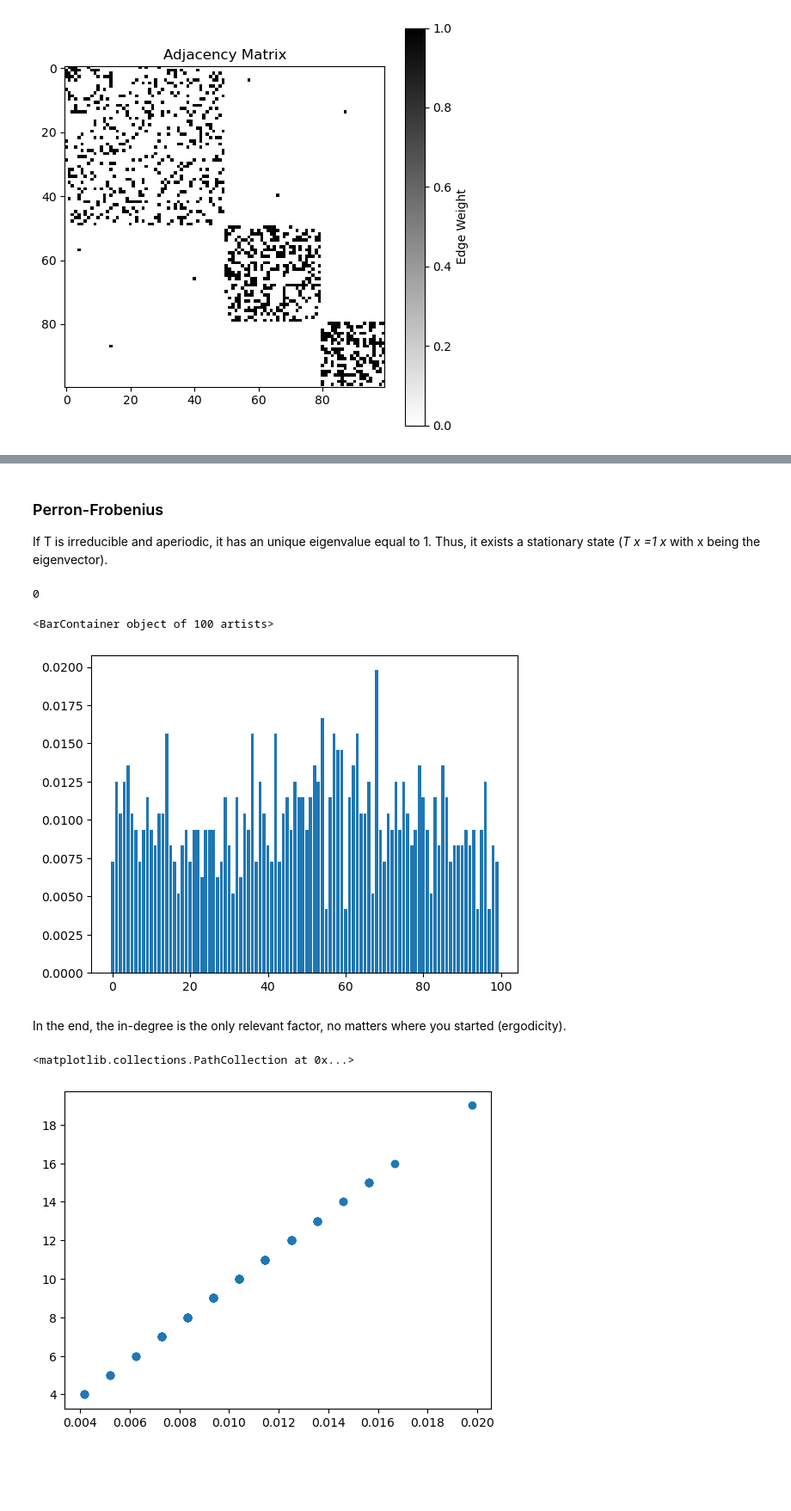
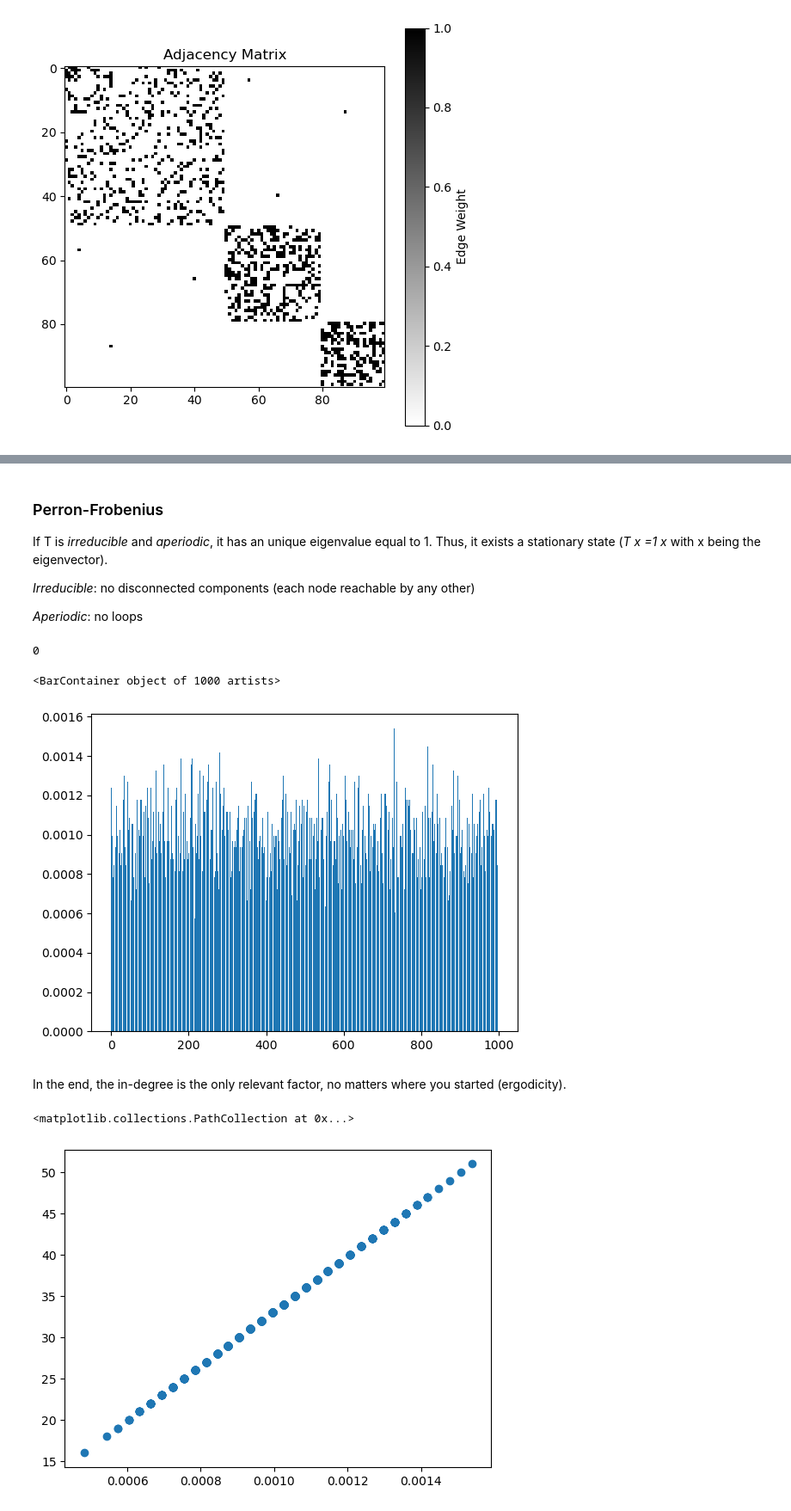
Before and after one commit to FraDurazzi/CNLab, a Jupyter notebook: 02_centrality_measures_and_markov_process.ipynb, the cells around one changed output, grey strips where cells are left out. Shown at 86% size. Saved outputs shown, nothing was run; the diff lists cells and outputs as text; code cells hidden in the pictures; blank space fills up the shorter version.

```diff
--- a/02_centrality_measures_and_markov_process.ipynb
+++ b/02_centrality_measures_and_markov_process.ipynb
@@ -81,7 +86,7 @@ Graph with 1005 nodes and 16706 edges
 # %% [output]
 0.03311331787278746
 # %%
-A_ER=erdos_renyi(1000,0.033,symmetric=False)
+A_ER=erdos_renyi(1000,0.033,symmetric=True)
 plot_adjacency_matrix(A_ER)
 G_ER=nx.Graph(A_ER)
 print(G_ER)
@@ -198,7 +205,7 @@ plot_adjacency_matrix(A_SBM)
 # %% [output]
 [figure]
 # %%
-T = A_SBM/np.sum(A_SBM,axis=1)
+T = A_ER/np.sum(A_ER,axis=0)
 plot_adjacency_matrix(T)
 print(sum(T[:,0]))
 # %% [output]
@@ -215,6 +222,6 @@ def markov_chain(T, steps=50, start_node=0):
         history.append(state)
     return np.array(history)
 # %%
-state_history=markov_chain(T,steps=10000,start_node=2)
+state_history=markov_chain(T,steps=100,start_node=2)
 state_history
 # %% [output]
@@ -244,6 +251,10 @@ plt.bar(np.arange(len(T)),state_history[-1])
 # %% [markdown]
 ### Perron-Frobenius
-If T is irreducible and aperiodic, it has an unique eigenvalue equal to 1. Thus, it exists a stationary state (_T x =1 x_  with x being the eigenvector).
+If T is *irreducible* and *aperiodic*, it has an unique eigenvalue equal to 1. Thus, it exists a stationary state (_T x =1 x_  with x being the eigenvector).
+
+*Irreducible*: no disconnected components (each node reachable by any other)
+
+*Aperiodic*: no loops
 # %%
 eigvals, eigvecs = eig(T, left=False,right=True)
 max_idx = np.argmax(eigvals)
@@ -254,15 +265,15 @@ stationary_eigenvector = np.abs(eigvecs[:, max_idx]) / np.sum(np.abs(eigvecs[:,
 # %%
 plt.bar(np.arange(len(T)),stationary_eigenvector)
 # %% [output]
-<BarContainer object of 100 artists>
+<BarContainer object of 1000 artists>
-[figure, old version]
+[figure, new version]
 # %% [markdown]
 In the end, the in-degree is the only relevant factor, no matters where you started (ergodicity).
 # %%
-plt.scatter(state_history[-1], degree_centrality(A_SBM)[0])
+plt.scatter(state_history[-1], degree_centrality(A_ER)[0])
 # %% [output]
 <matplotlib.collections.PathCollection at 0x...>
-[figure, old version]
+[figure, new version]
 # %%
 G=nx.Graph(A_SBM)
 # Random walk, choosing a random neighbor
```
Also changed, not shown: parts of 12 cells of this notebook.
